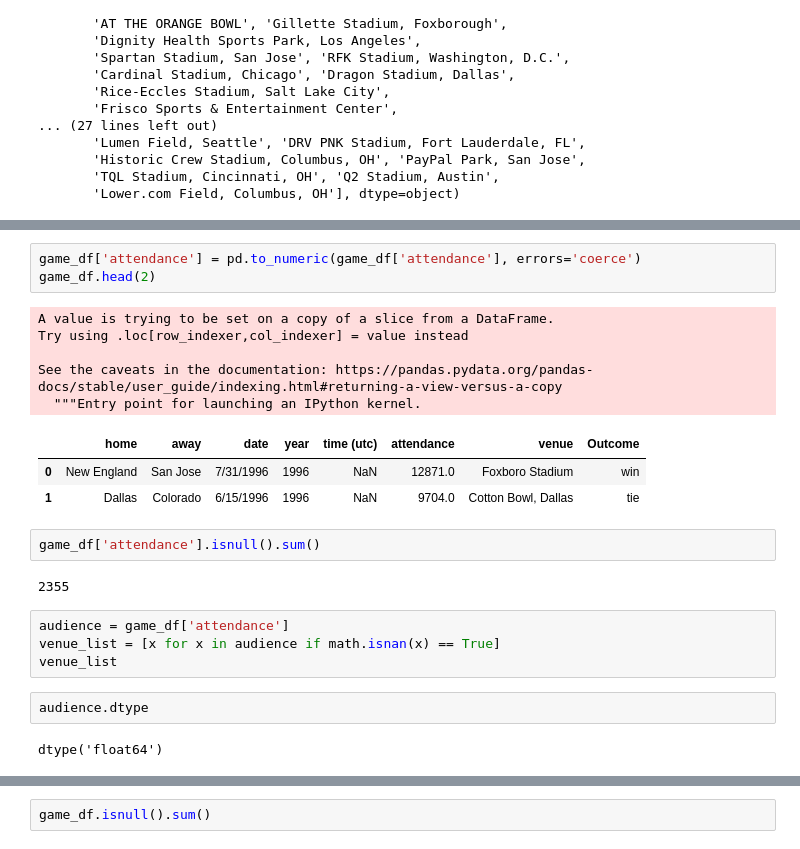
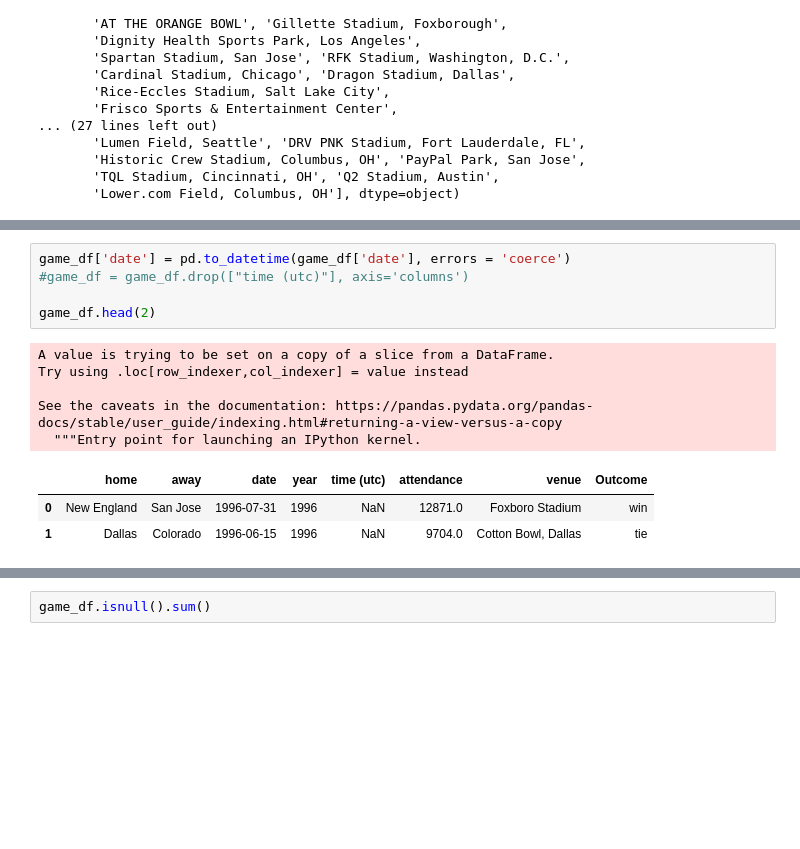
Before and after one commit to moonem/Win-Loss-Prediction-on-Major-League-Soccer, a Jupyter notebook: Segment_2/game_predict_NN.ipynb, the cells around one changed output, grey strips where cells are left out. Drawn from its saved outputs; the diff is of its cells as text; blank space fills up the shorter version.

```diff
--- a/Segment_2/game_predict_NN.ipynb
+++ b/Segment_2/game_predict_NN.ipynb
@@ -267,24 +873,14 @@ dtype: int64
 # %%
-game_df['attendance'] = pd.to_numeric(game_df['attendance'], errors='coerce')
+game_df['date'] = pd.to_datetime(game_df['date'], errors = 'coerce')
+#game_df = game_df.drop(["time (utc)"], axis='columns')
+
 game_df.head(2)
 # %% [output]
 A value is trying to be set on a copy of a slice from a DataFrame.
 Try using .loc[row_indexer,col_indexer] = value instead
 
 See the caveats in the documentation: https://pandas.pydata.org/pandas-docs/stable/user_guide/indexing.html#returning-a-view-versus-a-copy
   """Entry point for launching an IPython kernel.
 |  | home | away | date | year | time (utc) | attendance | venue | Outcome |
-| 0 | New England | San Jose | 7/31/1996 | 1996 | NaN | 12871.0 | Foxboro Stadium | win |
-| 1 | Dallas | Colorado | 6/15/1996 | 1996 | NaN | 9704.0 | Cotton Bowl, Dallas | tie |
+| 0 | New England | San Jose | 1996-07-31 | 1996 | NaN | 12871.0 | Foxboro Stadium | win |
+| 1 | Dallas | Colorado | 1996-06-15 | 1996 | NaN | 9704.0 | Cotton Bowl, Dallas | tie |
-# %%
-game_df['attendance'].isnull().sum()
-# %% [output]
-2355
-# %%
-audience = game_df['attendance']
-venue_list = [x for x in audience if math.isnan(x) == True]
-venue_list
-# %%
-audience.dtype
-# %% [output]
-dtype('float64')
```
Also changed, not shown: parts of 77 cells of this notebook.
